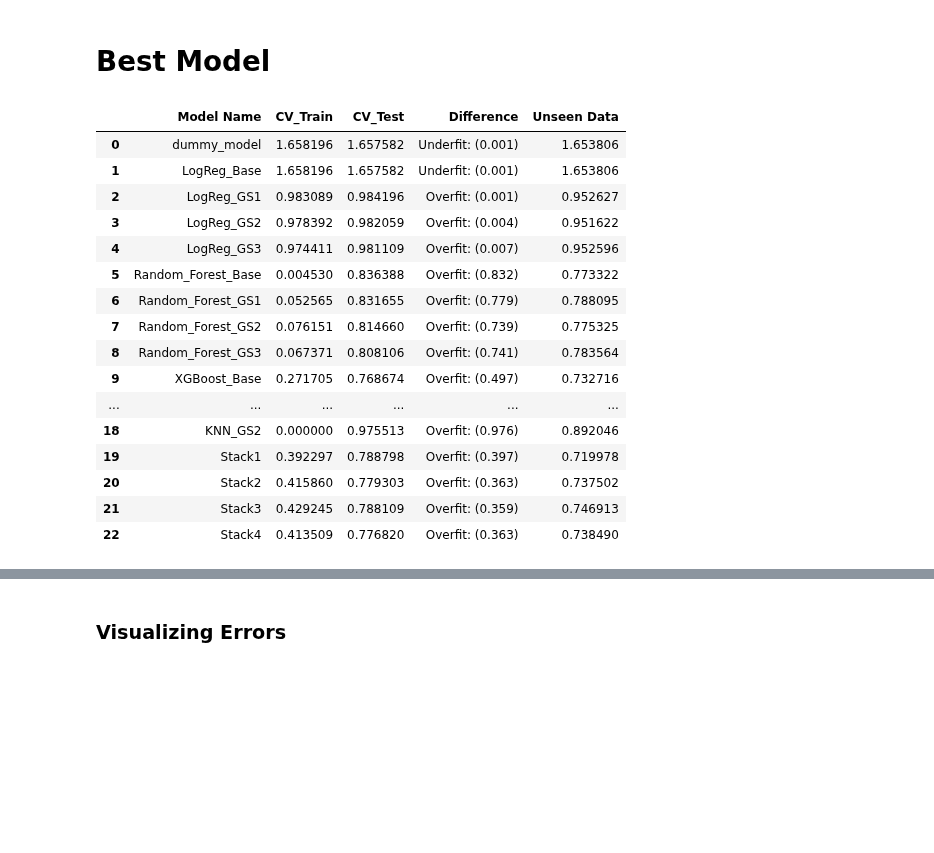
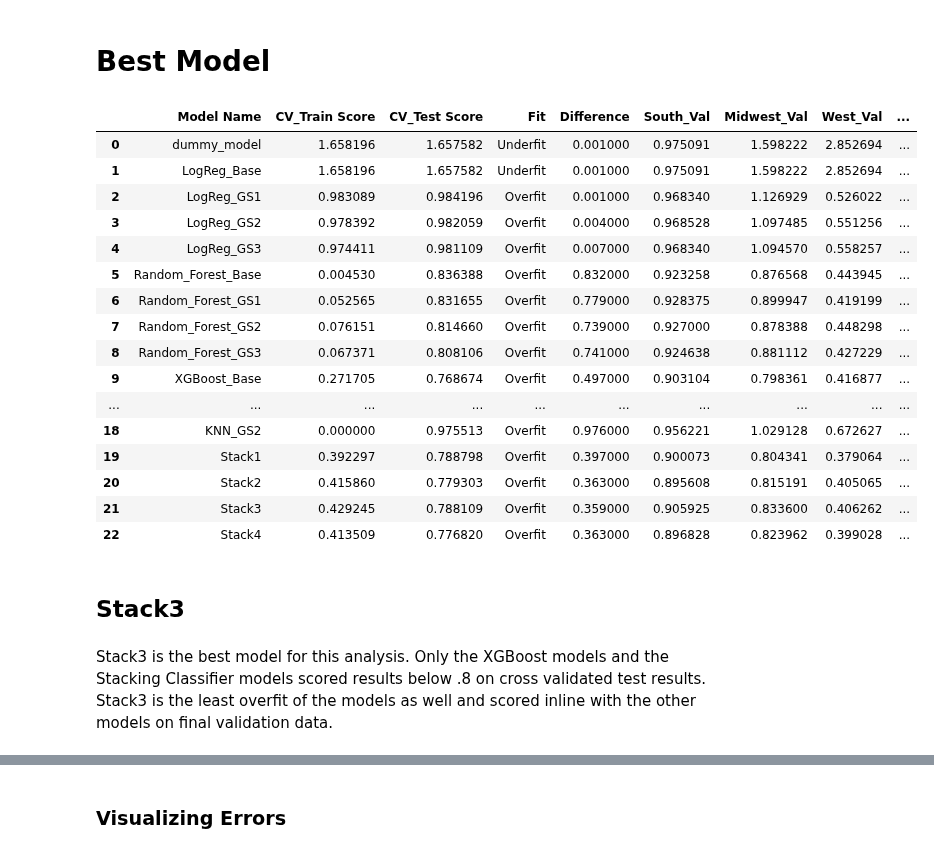
Before and after one commit to mduncan23/Predicting-Harmful-Algal-Blooms, a Jupyter notebook: Modeling_and_Conclusion.ipynb, the cells around one changed output, grey strips where cells are left out. Cells and saved outputs as stored; diff of their text form; code cells hidden in the pictures; blank space fills up the shorter version.

Commit message:
finalized conclusion

```diff
--- a/Modeling_and_Conclusion.ipynb
+++ b/Modeling_and_Conclusion.ipynb
@@ -190,6 +190,23 @@ def custom_scorer(y_val, val_pred):
 regional_scorer = make_scorer(custom_scorer, greater_is_better=False)
 # %%
 scores_df = pd.DataFrame()
+
+# This function lets me spot check a score
+
+def check_scorecard(val_score, val_pred):
+    val_score['pred'] = val_pred
+    region_scores = []
+    for region in val_score.region.unique():
+        sub = val_score[val_score.region == region]
+        region_rmse = mean_squared_error(sub.severity, sub.pred, squared=False)
+#         print(f"RMSE for {region} (n={len(sub)}): {round(region_rmse, 4)}")
+        region_scores.append(region_rmse)
+
+    overall_rmse = np.mean(region_scores)
+#     print(f"Final score: {overall_rmse}")
+#     return region_scores[0], region_scores[1], region_scores[2], region_scores[3], overall_rmse
+    return region_scores, overall_rmse
+
 
 # Function to update scorecard as models run
 def update_scorecard(model, model_name, scores_df):
@@ -198,7 +215,7 @@ def update_scorecard(model, model_name, scores_df):
         model.fit(X_train, y_train_adj);
         pred = model.predict(X_val)
         pred=pred+1
-        score = check_score(val_score, pred)
+        regions, score = check_scorecard(val_score, pred)
 
         # cv scores
         cv = cross_validate(model,
@@ -209,7 +226,7 @@ def update_scorecard(model, model_name, scores_df):
     else:
         model.fit(X_train, y_train);
         pred = model.predict(X_val)
-        score = check_score(val_score, pred)
+        regions, score = check_scorecard(val_score, pred)
 
         # cv scores
         cv = cross_validate(model,
@@ -222,9 +239,9 @@ def update_scorecard(model, model_name, scores_df):
     # creating a dictionary to store results
     score_dict = {'Model Name':model_name}
     # appending to dict and df
-    score_dict['CV_Train'] = abs(cv['train_score'].mean())
-    score_dict['CV_Test'] = abs(cv['test_score'].mean())
-    difference = score_dict['CV_Test'] - score_dict['CV_Train']
+    score_dict['CV_Train Score'] = abs(cv['train_score'].mean())
+    score_dict['CV_Test Score'] = abs(cv['test_score'].mean())
+    difference = score_dict['CV_Test Score'] - score_dict['CV_Train Score']
     difference = np.round(difference, 3)
     if difference >0:
         score_dict['Fit'] = f'Overfit'
@@ -233,7 +250,11 @@ def update_scorecard(model, model_name, scores_df):
     else:
         score_dict['Fit'] = f'Good Fit'
     score_dict['Difference'] = abs(difference)
-    score_dict['Unseen Data Score'] = score
+    score_dict['South_Val'] = regions[0]
+    score_dict['Midwest_Val'] = regions[1]
+    score_dict['West_Val'] = regions[2]
+    score_dict['Northeast_Val'] = regions[3]
+    score_dict['Final Val Score'] = score
     scores_df = scores_df.append(score_dict, ignore_index=True)
     return(scores_df)
 # %% [markdown]
@@ -1840,26 +1746,33 @@ Final score: 0.7384900178900713
 # %% [markdown]
 # Best Model
 # %%
-scores_df.style.highlight_between(subset=['CV_Train', 'CV_Test','Unseen Data'],
+scores_df.style.highlight_between(subset=['CV_Train Score', 'CV_Test Score',
+                                          'Difference', 'South_Val', 'Midwest_Val',
+                                          'West_Val','Northeast_Val',
+                                          'Final Val Score'],
                                   axis=1,
-                                  left=[.2, 0, 0],
-                                  right=1,
+                                  left=[.2, 0, 0, 0, 0, 0, 0, 0],
+                                  right=[.9, .8, .4, .95, .95, .5, .9, .9],
                                   color="#fffd75")
 # %% [output]
-|  | Model Name | CV_Train | CV_Test | Difference | Unseen Data |
-| 0 | dummy_model | 1.658196 | 1.657582 | Underfit: (0.001) | 1.653806 |
-| 1 | LogReg_Base | 1.658196 | 1.657582 | Underfit: (0.001) | 1.653806 |
-| 2 | LogReg_GS1 | 0.983089 | 0.984196 | Overfit: (0.001) | 0.952627 |
-| 3 | LogReg_GS2 | 0.978392 | 0.982059 | Overfit: (0.004) | 0.951622 |
-| 4 | LogReg_GS3 | 0.974411 | 0.981109 | Overfit: (0.007) | 0.952596 |
-| 5 | Random_Forest_Base | 0.004530 | 0.836388 | Overfit: (0.832) | 0.773322 |
-| 6 | Random_Forest_GS1 | 0.052565 | 0.831655 | Overfit: (0.779) | 0.788095 |
-| 7 | Random_Forest_GS2 | 0.076151 | 0.814660 | Overfit: (0.739) | 0.775325 |
-| 8 | Random_Forest_GS3 | 0.067371 | 0.808106 | Overfit: (0.741) | 0.783564 |
-| 9 | XGBoost_Base | 0.271705 | 0.768674 | Overfit: (0.497) | 0.732716 |
-| ... | ... | ... | ... | ... | ... |
-| 18 | KNN_GS2 | 0.000000 | 0.975513 | Overfit: (0.976) | 0.892046 |
-| 19 | Stack1 | 0.392297 | 0.788798 | Overfit: (0.397) | 0.719978 |
-| 20 | Stack2 | 0.415860 | 0.779303 | Overfit: (0.363) | 0.737502 |
-| 21 | Stack3 | 0.429245 | 0.788109 | Overfit: (0.359) | 0.746913 |
-| 22 | Stack4 | 0.413509 | 0.776820 | Overfit: (0.363) | 0.738490 |
+|  | Model Name | CV_Train Score | CV_Test Score | Fit | Difference | South_Val | Midwest_Val | West_Val | ... |
+| 0 | dummy_model | 1.658196 | 1.657582 | Underfit | 0.001000 | 0.975091 | 1.598222 | 2.852694 | ... |
+| 1 | LogReg_Base | 1.658196 | 1.657582 | Underfit | 0.001000 | 0.975091 | 1.598222 | 2.852694 | ... |
+| 2 | LogReg_GS1 | 0.983089 | 0.984196 | Overfit | 0.001000 | 0.968340 | 1.126929 | 0.526022 | ... |
+| 3 | LogReg_GS2 | 0.978392 | 0.982059 | Overfit | 0.004000 | 0.968528 | 1.097485 | 0.551256 | ... |
+| 4 | LogReg_GS3 | 0.974411 | 0.981109 | Overfit | 0.007000 | 0.968340 | 1.094570 | 0.558257 | ... |
+| 5 | Random_Forest_Base | 0.004530 | 0.836388 | Overfit | 0.832000 | 0.923258 | 0.876568 | 0.443945 | ... |
+| 6 | Random_Forest_GS1 | 0.052565 | 0.831655 | Overfit | 0.779000 | 0.928375 | 0.899947 | 0.419199 | ... |
+| 7 | Random_Forest_GS2 | 0.076151 | 0.814660 | Overfit | 0.739000 | 0.927000 | 0.878388 | 0.448298 | ... |
+| 8 | Random_Forest_GS3 | 0.067371 | 0.808106 | Overfit | 0.741000 | 0.924638 | 0.881112 | 0.427229 | ... |
+| 9 | XGBoost_Base | 0.271705 | 0.768674 | Overfit | 0.497000 | 0.903104 | 0.798361 | 0.416877 | ... |
+| ... | ... | ... | ... | ... | ... | ... | ... | ... | ... |
+| 18 | KNN_GS2 | 0.000000 | 0.975513 | Overfit | 0.976000 | 0.956221 | 1.029128 | 0.672627 | ... |
+| 19 | Stack1 | 0.392297 | 0.788798 | Overfit | 0.397000 | 0.900073 | 0.804341 | 0.379064 | ... |
+| 20 | Stack2 | 0.415860 | 0.779303 | Overfit | 0.363000 | 0.895608 | 0.815191 | 0.405065 | ... |
+| 21 | Stack3 | 0.429245 | 0.788109 | Overfit | 0.359000 | 0.905925 | 0.833600 | 0.406262 | ... |
+| 22 | Stack4 | 0.413509 | 0.776820 | Overfit | 0.363000 | 0.896828 | 0.823962 | 0.399028 | ... |
+# %% [markdown]
+## Stack3
+# %% [markdown]
+Stack3 is the best model for this analysis. Only the XGBoost models and the Stacking Classifier models scored results below .8 on cross validated test results. Stack3 is the least overfit of the models as well and scored inline with the other models on final validation data.
```
Also changed, not shown: parts of 46 cells of this notebook.
